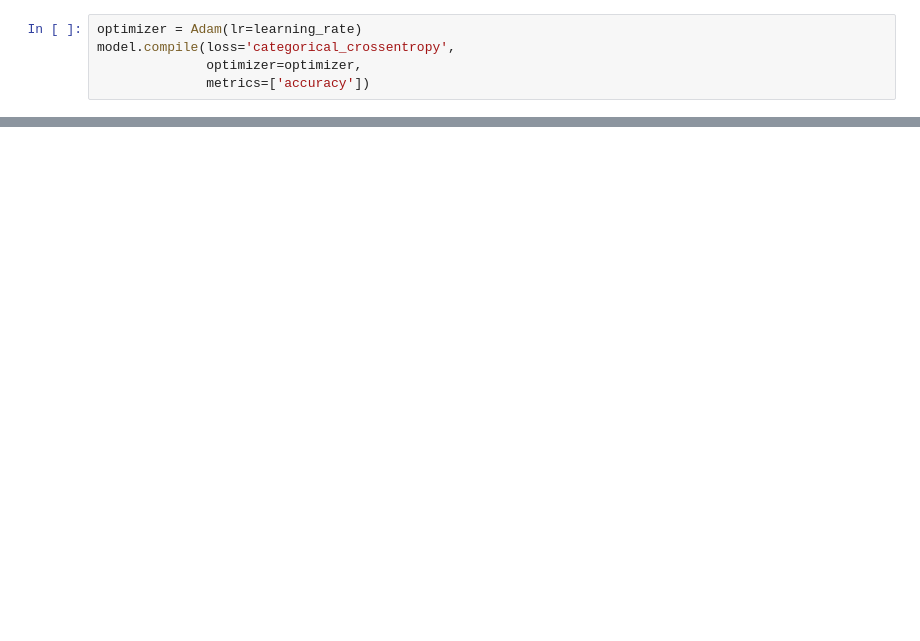
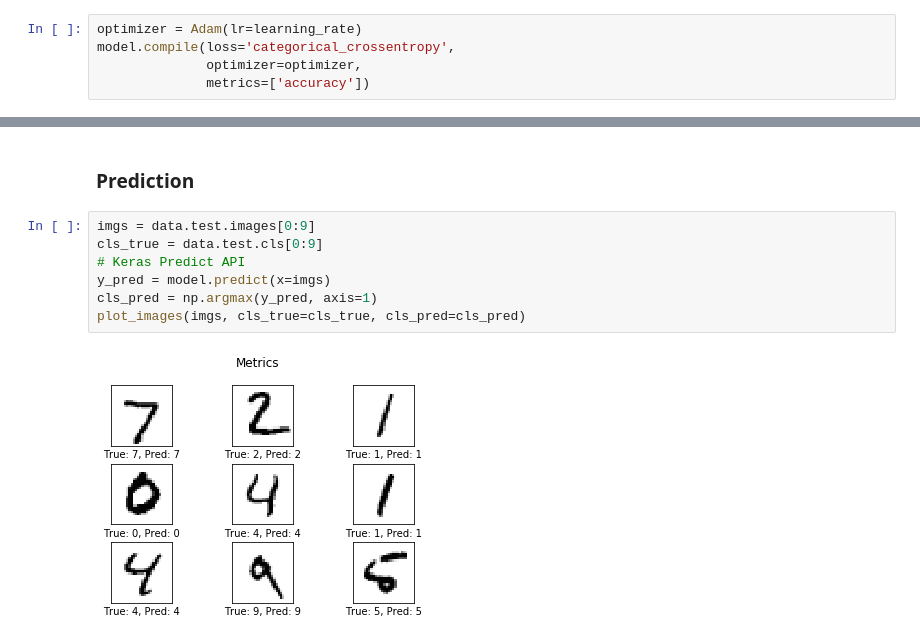
Before and after one commit to victor-iyi/deep-learning-with-tensorflow, a Jupyter notebook: convnet/convnet-with-keras-api.ipynb, the cells around one changed output, grey strips where cells are left out. Cells and saved outputs as stored; diff of their text form; blank space fills up the shorter version.

```diff
--- a/convnet/convnet-with-keras-api.ipynb
+++ b/convnet/convnet-with-keras-api.ipynb
@@ -167,0 +185,11 @@ Epoch 1/1
+# %% [markdown]
+### Prediction
+# %%
+imgs = data.test.images[0:9]
+cls_true = data.test.cls[0:9]
+# Keras Predict API
+y_pred = model.predict(x=imgs)
+cls_pred = np.argmax(y_pred, axis=1)
+plot_images(imgs, cls_true=cls_true, cls_pred=cls_pred)
+# %% [output]
+[figure, added]
```
Also changed, not shown: parts of 12 cells of this notebook.
